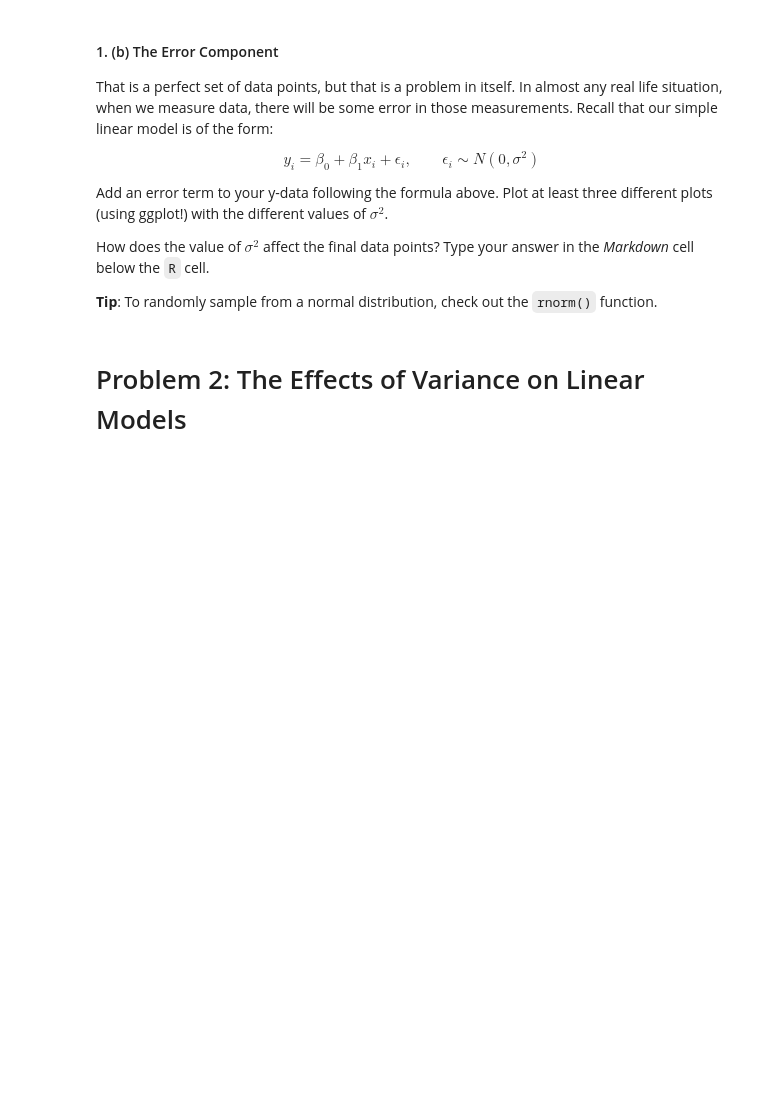
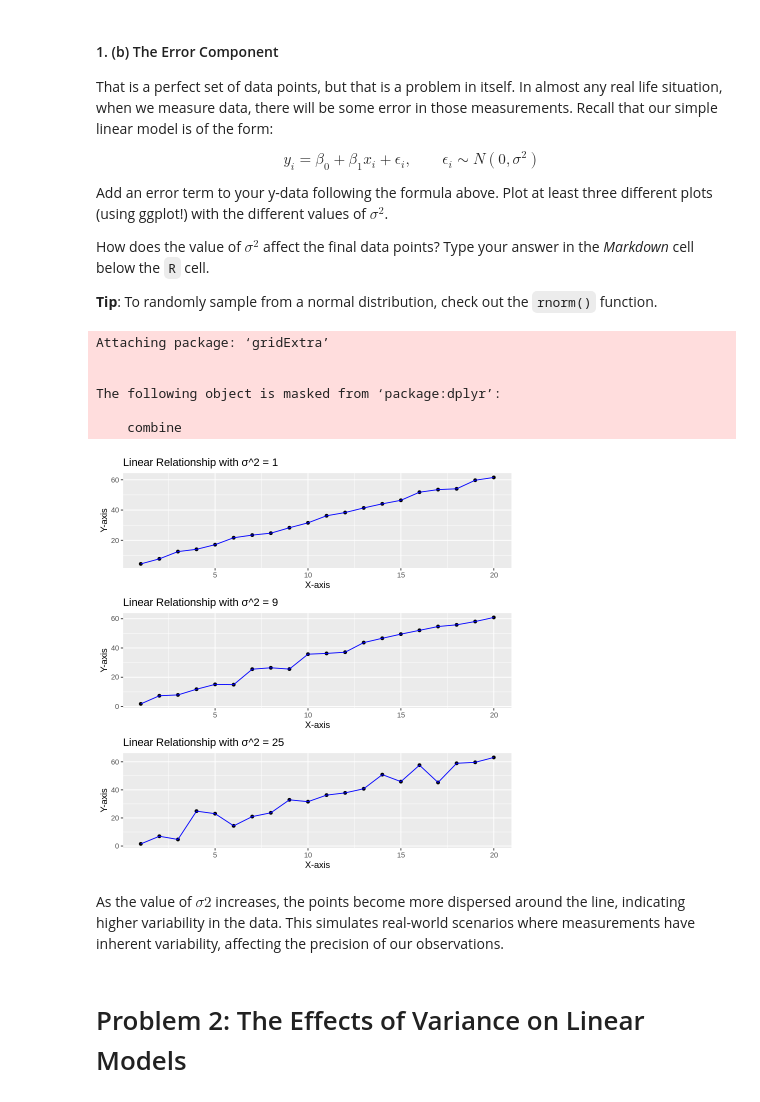
Before and after one commit to dennislamcv1/UniofColStatsModel, a Jupyter notebook: Modern Regression Analysis in R/C1M1_peer_reviewed.ipynb, the cells around one changed output. Saved outputs shown, nothing was run; the diff lists cells and outputs as text; code cells hidden in the pictures; blank space fills up the shorter version.

```diff
--- a/Modern Regression Analysis in R/C1M1_peer_reviewed.ipynb
+++ b/Modern Regression Analysis in R/C1M1_peer_reviewed.ipynb
@@ -59,3 +96,40 @@ How does the value of $\sigma^2$ affect the final data points? Type your answer
+# %%
+# Set seed for reproducibility
+set.seed(123)
+
+# Define sigma values
+sigma_values <- c(1, 3, 5)
+
+# Create plots for different sigma values
+plots <- lapply(sigma_values, function(sigma) {
+  # Add random error to y
+  y_error <- y + rnorm(length(x), mean = 0, sd = sigma)
+
+  # Create a data frame
+  data_error <- data.frame(x = x, y = y_error)
+
+  # Plot with error
+  ggplot(data_error, aes(x = x, y = y)) +
+    geom_point() +
+    geom_line(aes(y = y), color = "blue") +
+    ggtitle(paste("Linear Relationship with σ^2 =", sigma^2)) +
+    xlab("X-axis") +
+    ylab("Y-axis")
+})
+
+# Print plots
+library(gridExtra)
+grid.arrange(grobs = plots, ncol = 1)
+# %% [output]
+Attaching package: ‘gridExtra’
+
+
+The following object is masked from ‘package:dplyr’:
+
+    combine
+[figure, added]
+# %% [markdown]
+As the value of $σ2$ increases, the points become more dispersed around the line, indicating higher variability in the data. This simulates real-world scenarios where measurements have inherent variability, affecting the precision of our observations.
 # %% [markdown]
 # Problem 2: The Effects of Variance on Linear Models
 # %% [markdown]
```
Also changed, not shown: parts of 15 cells of this notebook, 8 other files.
